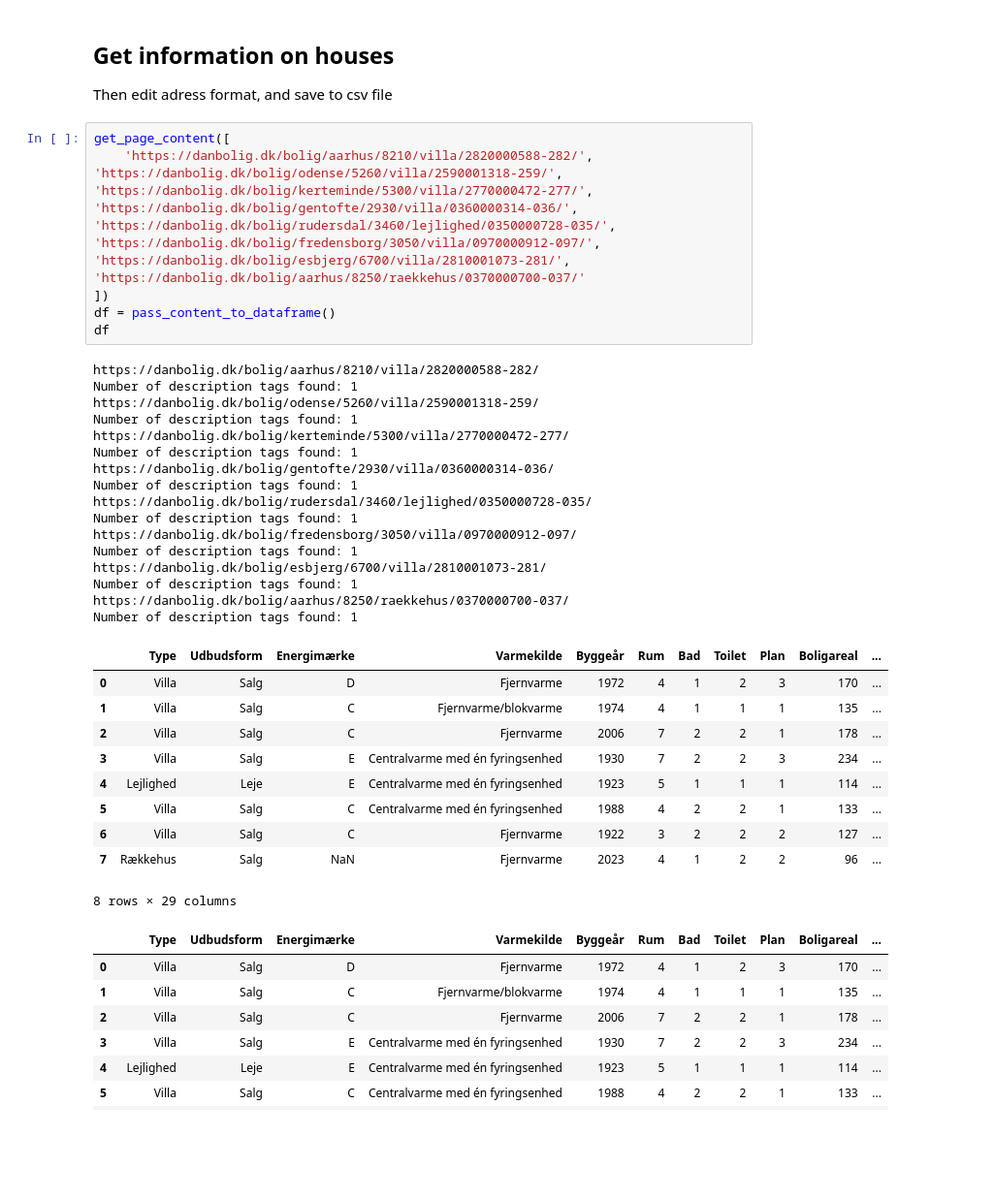
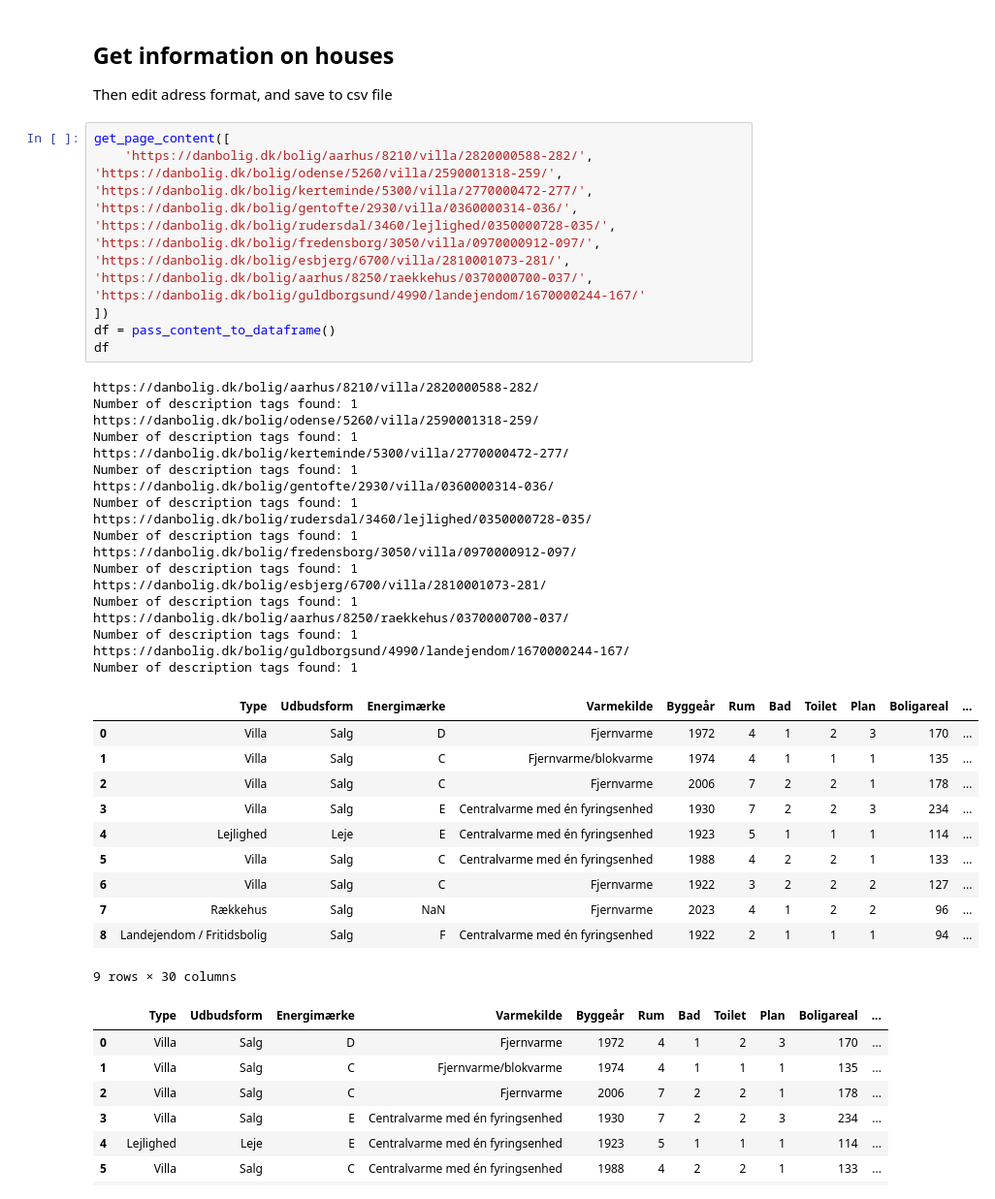
Before and after one commit to martinskafte321/Introduction-Social-Data-Science, a Jupyter notebook: Exam_project/Scraping.ipynb, the cells around one changed output. Shown at 97% size. Drawn from its saved outputs; the diff is of its cells as text; blank space fills up the shorter version.

```diff
--- a/Exam_project/Scraping.ipynb
+++ b/Exam_project/Scraping.ipynb
@@ -269,37 +269,41 @@ get_page_content([
 'https://danbolig.dk/bolig/rudersdal/3460/lejlighed/0350000728-035/',
 'https://danbolig.dk/bolig/fredensborg/3050/villa/0970000912-097/',
 'https://danbolig.dk/bolig/esbjerg/6700/villa/2810001073-281/',
-'https://danbolig.dk/bolig/aarhus/8250/raekkehus/0370000700-037/'
+'https://danbolig.dk/bolig/aarhus/8250/raekkehus/0370000700-037/',
+'https://danbolig.dk/bolig/guldborgsund/4990/landejendom/1670000244-167/'
 ])
 df = pass_content_to_dataframe()
 df
 # %% [output]
 https://danbolig.dk/bolig/aarhus/8210/villa/2820000588-282/
 Number of description tags found: 1
 https://danbolig.dk/bolig/odense/5260/villa/2590001318-259/
 Number of description tags found: 1
 https://danbolig.dk/bolig/kerteminde/5300/villa/2770000472-277/
 Number of description tags found: 1
 https://danbolig.dk/bolig/gentofte/2930/villa/0360000314-036/
 Number of description tags found: 1
 https://danbolig.dk/bolig/rudersdal/3460/lejlighed/0350000728-035/
 Number of description tags found: 1
 https://danbolig.dk/bolig/fredensborg/3050/villa/0970000912-097/
 Number of description tags found: 1
 https://danbolig.dk/bolig/esbjerg/6700/villa/2810001073-281/
 Number of description tags found: 1
 https://danbolig.dk/bolig/aarhus/8250/raekkehus/0370000700-037/
 Number of description tags found: 1
+https://danbolig.dk/bolig/guldborgsund/4990/landejendom/1670000244-167/
+Number of description tags found: 1
 |  | Type | Udbudsform | Energimærke | Varmekilde | Byggeår | Rum | Bad | Toilet | Plan | Boligareal | ... |
 | 0 | Villa | Salg | D | Fjernvarme | 1972 | 4 | 1 | 2 | 3 | 170 | ... |
 | 1 | Villa | Salg | C | Fjernvarme/blokvarme | 1974 | 4 | 1 | 1 | 1 | 135 | ... |
 | 2 | Villa | Salg | C | Fjernvarme | 2006 | 7 | 2 | 2 | 1 | 178 | ... |
 | 3 | Villa | Salg | E | Centralvarme med én fyringsenhed | 1930 | 7 | 2 | 2 | 3 | 234 | ... |
 | 4 | Lejlighed | Leje | E | Centralvarme med én fyringsenhed | 1923 | 5 | 1 | 1 | 1 | 114 | ... |
 | 5 | Villa | Salg | C | Centralvarme med én fyringsenhed | 1988 | 4 | 2 | 2 | 1 | 133 | ... |
 | 6 | Villa | Salg | C | Fjernvarme | 1922 | 3 | 2 | 2 | 2 | 127 | ... |
 | 7 | Rækkehus | Salg | NaN | Fjernvarme | 2023 | 4 | 1 | 2 | 2 | 96 | ... |
+| 8 | Landejendom / Fritidsbolig | Salg | F | Centralvarme med én fyringsenhed | 1922 | 2 | 1 | 1 | 1 | 94 | ... |
-8 rows × 29 columns
+9 rows × 30 columns
 # %%
 # %% [output]
 |  | Type | Udbudsform | Energimærke | Varmekilde | Byggeår | Rum | Bad | Toilet | Plan | Boligareal | ... |
```
Also changed, not shown: parts of 1 cell of this notebook, 3 other files.
